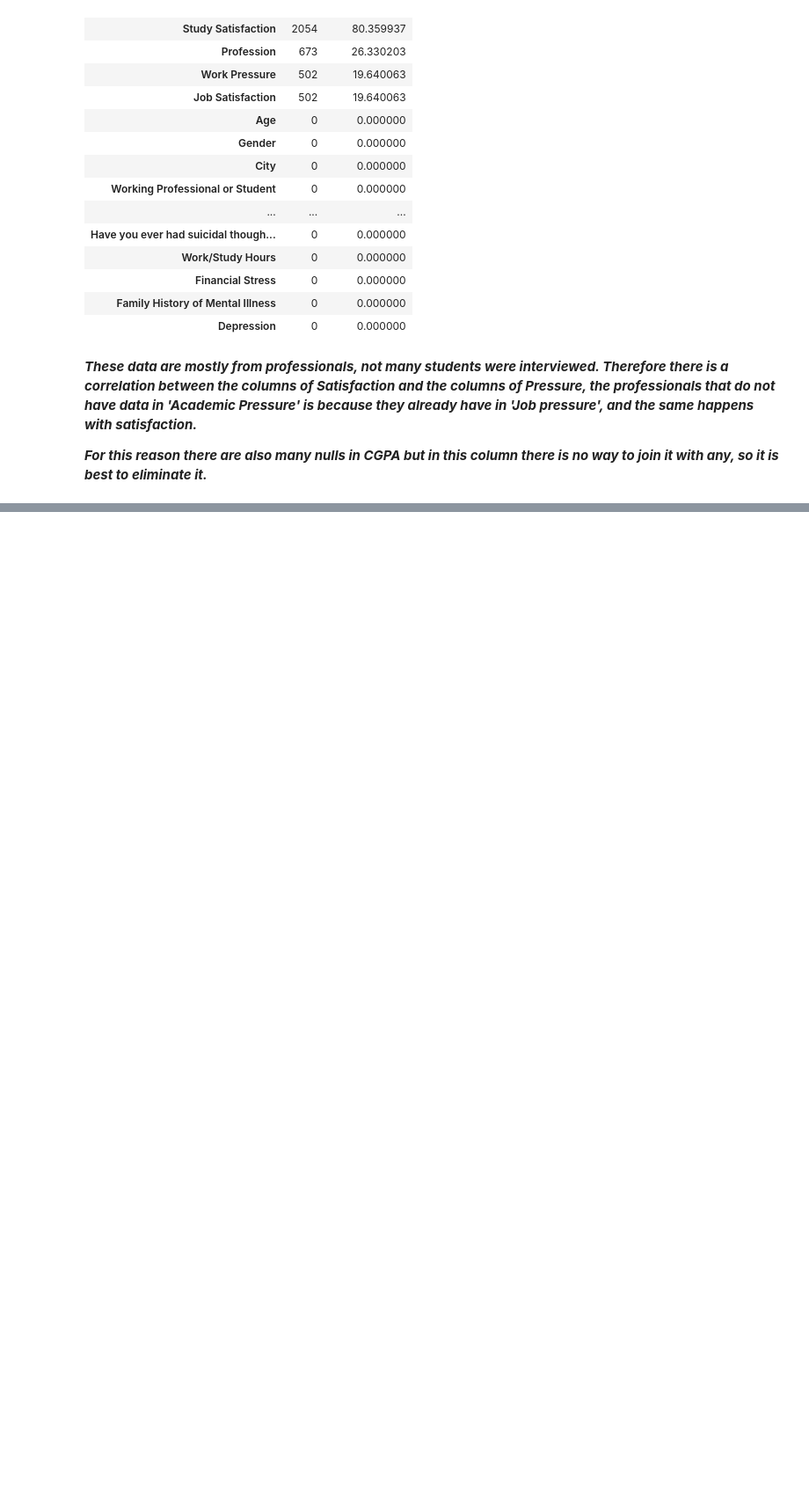
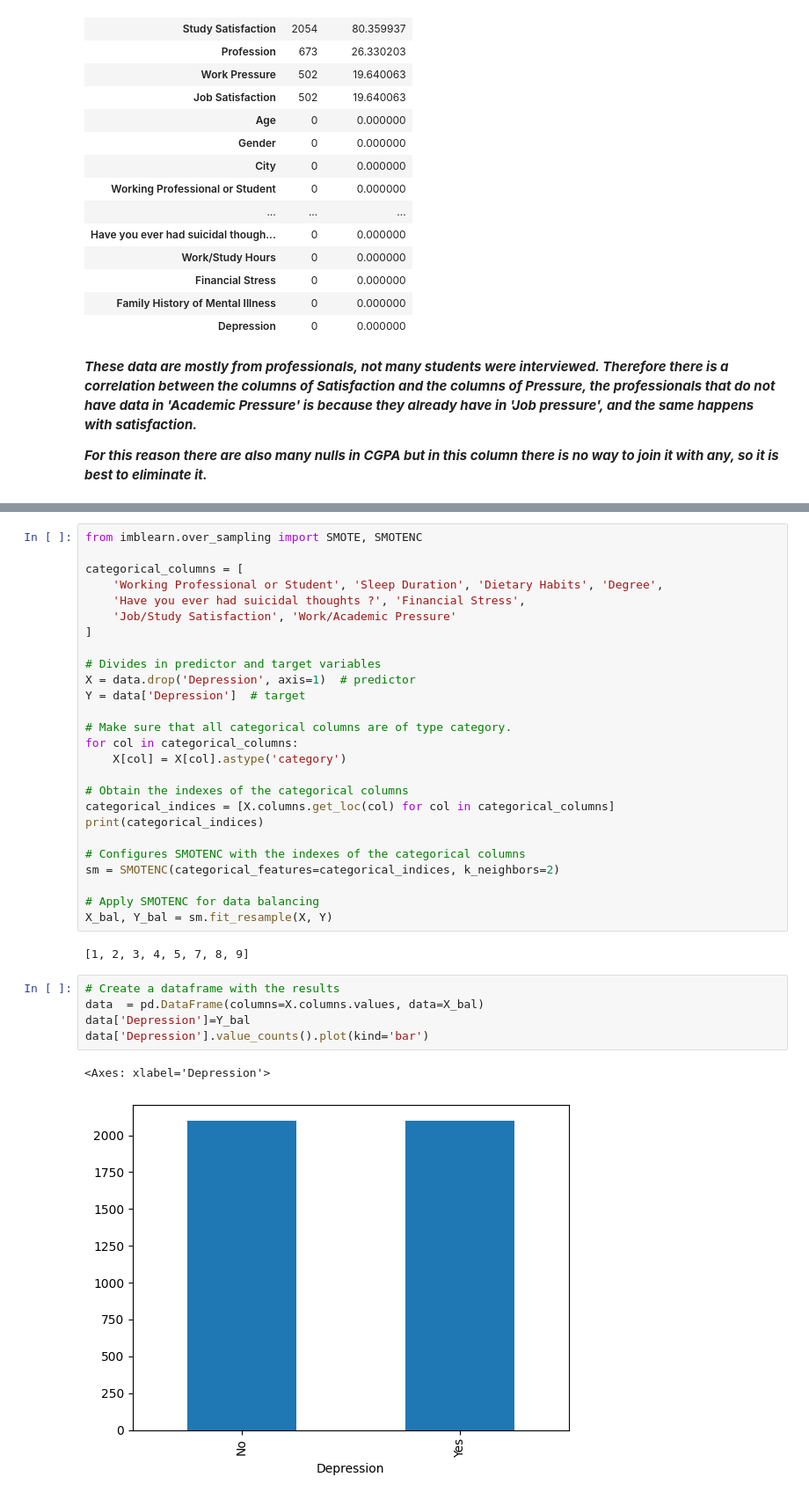
Before and after one commit to simon2326/Depression-Risk-Analysis, a Jupyter notebook: DataPreparation/data-preparation.ipynb, the cells around one changed output, grey strips where cells are left out. Shown at 88% size. Cells and saved outputs as stored; diff of their text form; blank space fills up the shorter version.

```diff
--- a/DataPreparation/data-preparation.ipynb
+++ b/DataPreparation/data-preparation.ipynb
@@ -535,0 +543,36 @@ data.to_excel("datos_numericos.xlsx")
+# %%
+from imblearn.over_sampling import SMOTE, SMOTENC
+
+categorical_columns = [
+    'Working Professional or Student', 'Sleep Duration', 'Dietary Habits', 'Degree',
+    'Have you ever had suicidal thoughts ?', 'Financial Stress',
+    'Job/Study Satisfaction', 'Work/Academic Pressure'
+]
+
+# Divides in predictor and target variables
+X = data.drop('Depression', axis=1)  # predictor
+Y = data['Depression']  # target
+
+# Make sure that all categorical columns are of type category.
+for col in categorical_columns:
+    X[col] = X[col].astype('category')
+
+# Obtain the indexes of the categorical columns
+categorical_indices = [X.columns.get_loc(col) for col in categorical_columns]
+print(categorical_indices)
+
+# Configures SMOTENC with the indexes of the categorical columns
+sm = SMOTENC(categorical_features=categorical_indices, k_neighbors=2)
+
+# Apply SMOTENC for data balancing
+X_bal, Y_bal = sm.fit_resample(X, Y)
+# %% [output]
+[1, 2, 3, 4, 5, 7, 8, 9]
+# %%
+# Create a dataframe with the results
+data  = pd.DataFrame(columns=X.columns.values, data=X_bal)
+data['Depression']=Y_bal
+data['Depression'].value_counts().plot(kind='bar')
+# %% [output]
+<Axes: xlabel='Depression'>
+[figure, added]
```
Also changed, not shown: parts of 97 cells of this notebook.
